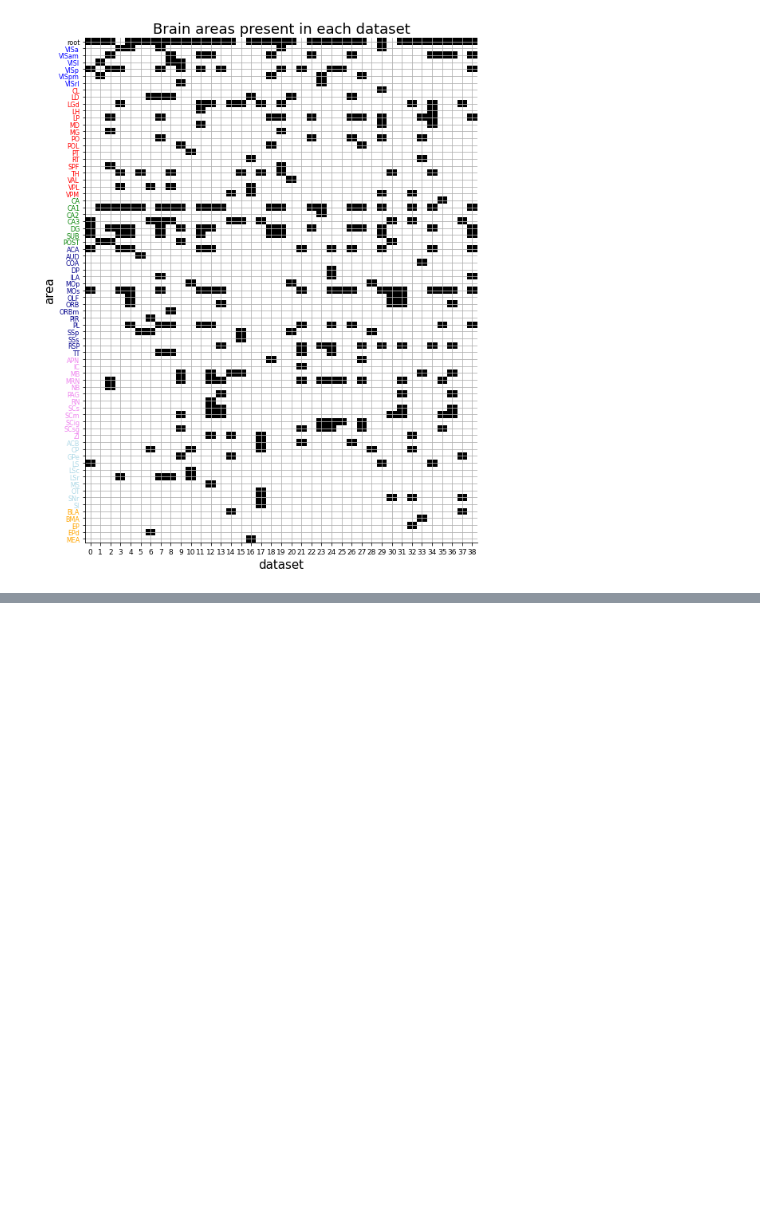
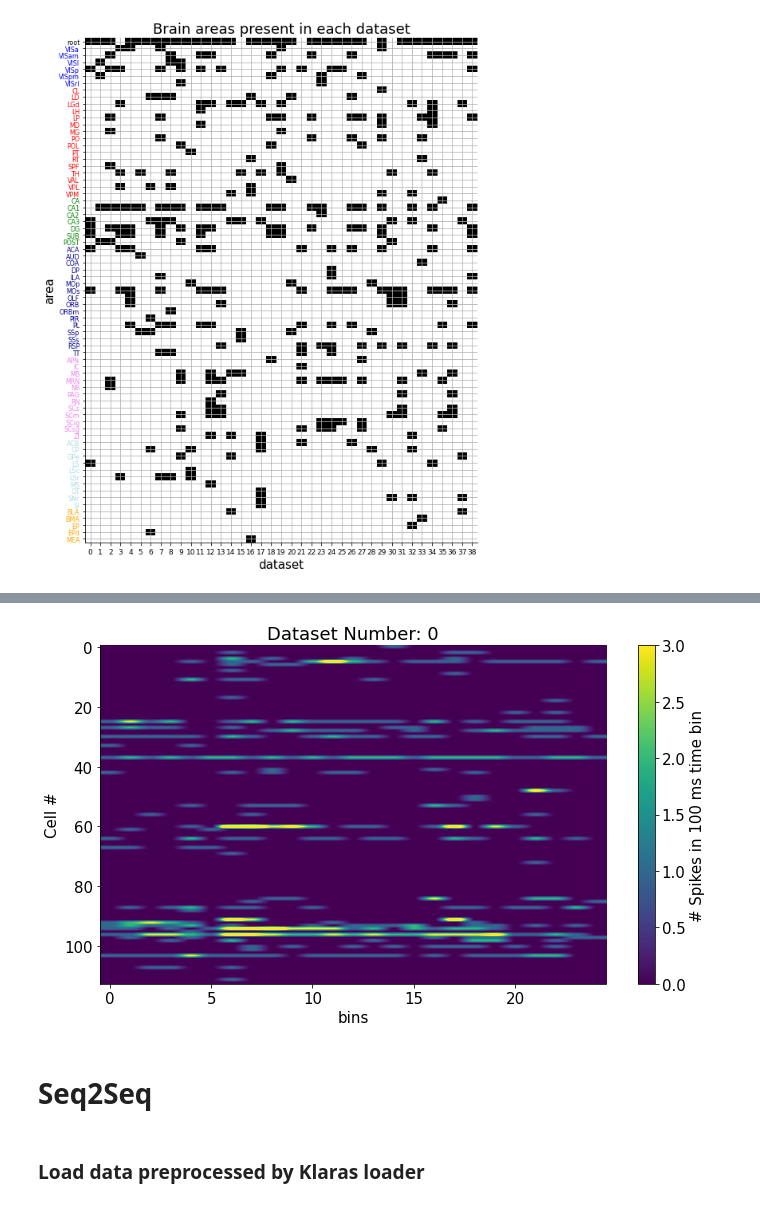
Before and after one commit to fmessore/Neuromatch, a Jupyter notebook: master_fernando.ipynb, the cells around one changed output, grey strips where cells are left out. Drawn from its saved outputs; the diff is of its cells as text; code cells hidden in the pictures; blank space fills up the shorter version.

```diff
--- a/master_fernando.ipynb
+++ b/master_fernando.ipynb
@@ -374,0 +571,31 @@ for j in range(nareas):
+# %%
+
+plt.figure(figsize = (10, 6))
+plt.imshow(data_0_roi[:, 0, :], cmap='viridis', vmax = 3, vmin=0, aspect='auto')
+plt.xlabel('bins')
+plt.ylabel('Cell #')
+plt.colorbar(orientation='vertical', label='# Spikes in 100 ms time bin')
+plt.title(f'Dataset Number: {0}')
+plt.show()
+
+# for exp in range(len(alldat)):
+
+#   data_0 = alldat[exp]
+
+#   data_0_area = data_0['brain_area']
+#   data_0_spikes = data_0['spks']
+
+
+#   plt.figure(figsize = (10, 6))
+#   plt.imshow(data_0_spikes[:, 0, :], cmap='viridis', vmax = 3, vmin=0, aspect='auto')
+#   plt.xlabel('Time (ms)')
+#   plt.ylabel('Cell #')
+#   plt.colorbar(orientation='vertical', label='# Spikes in 0.01 s time bin')
+#   plt.title(f'Dataset Number: {exp}')
+#   plt.show()
+# %% [output]
+[figure, added]
+# %% [markdown]
+# Seq2Seq
+# %% [markdown]
+### Load data preprocessed by Klaras loader
```
Also changed, not shown: parts of 50 cells of this notebook.
